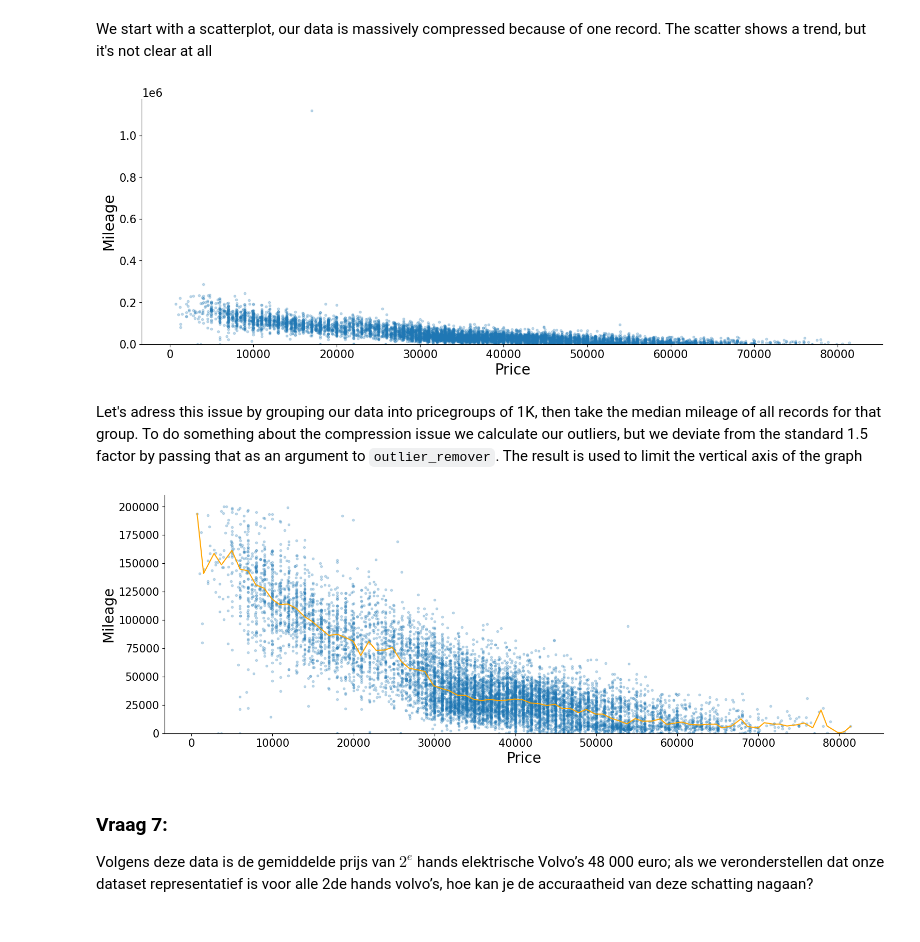
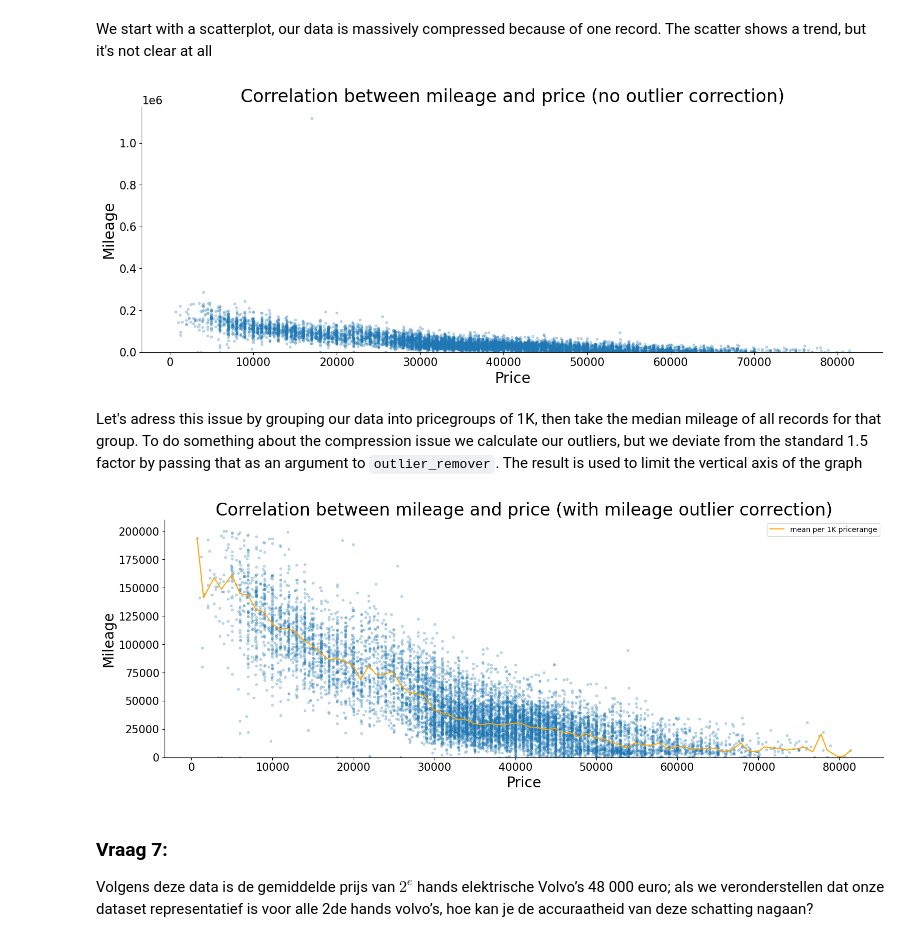
Before and after one commit to Frederic-P/evaluatie-statiestiek, a Jupyter notebook: notebooks/autoproductie.ipynb, the cells around one changed output. Saved outputs shown, nothing was run; the diff lists cells and outputs as text; code cells hidden in the pictures.

```diff
--- a/notebooks/autoproductie.ipynb
+++ b/notebooks/autoproductie.ipynb
@@ -415,35 +414,39 @@ plt.scatter(x = brand_data_extended.price,
 plt.xlabel('Price')
 plt.ylabel('Mileage')
 plt.ylim(0)
+plt.title('Correlation between mileage and price (no outlier correction)')
 plt.show()
 # %% [output]
-[figure, old version]
+[figure, new version]
 # %% [markdown]
 Let's adress this issue by grouping our data into pricegroups of 1K, then take the median mileage of all records for that group.  To do something about the compression issue we calculate our outliers, but we deviate from the standard 1.5 factor by passing that as an argument to `outlier_remover`. The result is used to limit the vertical axis of the graph
 # %%
 #we consider less data to be outliers by increasing the treshold_factor.
 #we remove the outliers, but we deviate from the standard 1.5 iqd and we only remove the top outliers.
 #the chosen factor is 3.5, and to keep lower outliers we pass False as a final argument.
 brand_data_without_outliers = outlier_remover(brand_data_extended, 'mileage', 3.5, True, False)
 #the line for the median data is based on the data without outliers.
 median_frame = brand_data_without_outliers.groupby('pricegroup').median('mileage').reset_index()
 
 plt.figure()
 plt.scatter(x = brand_data_without_outliers.price,
             y = brand_data_without_outliers.mileage,
             marker='.',
             alpha = 0.25
             )
 plt.plot(median_frame.price,
          median_frame.mileage,
-         color='orange'
+         color='orange',
+         label='mean per 1K pricerange'
             )
 plt.xlabel('Price')
 plt.ylabel('Mileage')
 plt.ylim(0)
+plt.legend()
+plt.title('Correlation between mileage and price (with mileage outlier correction)')
 plt.show()
 # %% [output]
-[figure, old version]
+[figure, new version]
 # %% [markdown]
 
 
```
Also changed, not shown: parts of 7 cells of this notebook, 21 other files.
